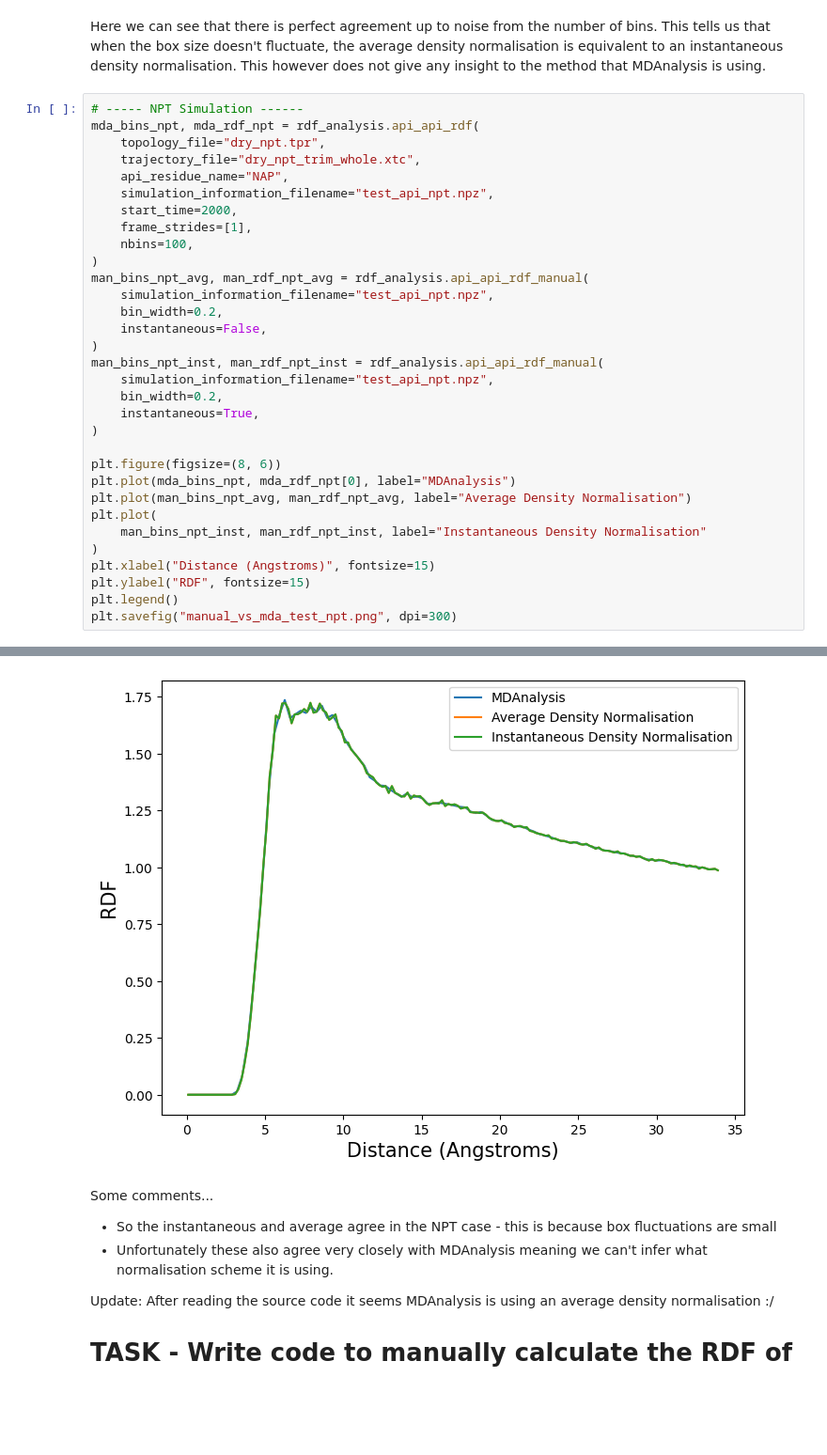
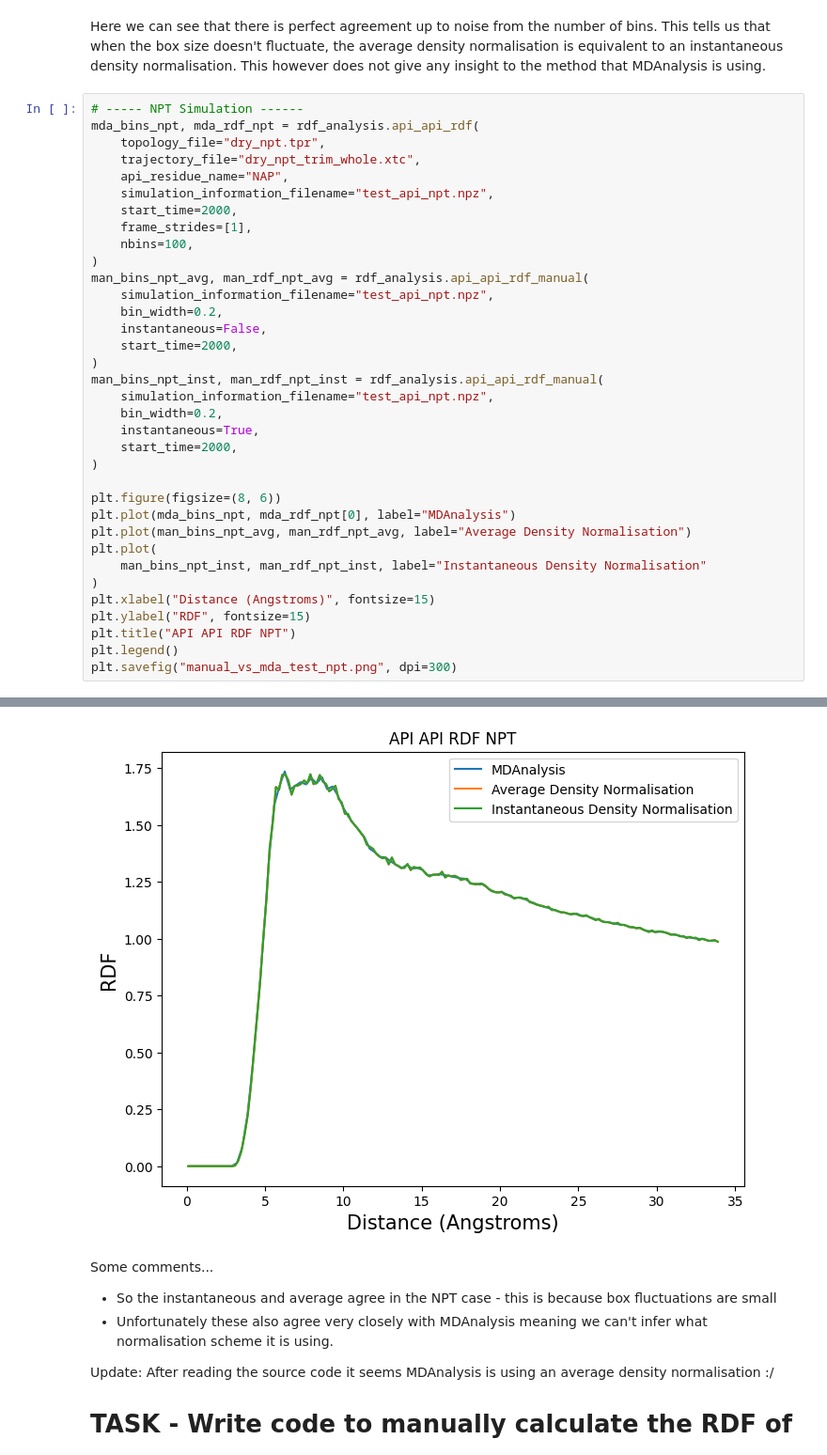
Before and after one commit to Luca-Gasparro/breaking_bad, a Jupyter notebook: rdf/rdf_results.ipynb, the cells around one changed output, grey strips where cells are left out. Shown at 94% size. Drawn from its saved outputs; the diff is of its cells as text; blank space fills up the shorter version.

```diff
--- a/rdf/rdf_results.ipynb
+++ b/rdf/rdf_results.ipynb
@@ -61,34 +68,37 @@ mda_bins_npt, mda_rdf_npt = rdf_analysis.api_api_rdf(
     trajectory_file="dry_npt_trim_whole.xtc",
     api_residue_name="NAP",
     simulation_information_filename="test_api_npt.npz",
     start_time=2000,
     frame_strides=[1],
     nbins=100,
 )
 man_bins_npt_avg, man_rdf_npt_avg = rdf_analysis.api_api_rdf_manual(
     simulation_information_filename="test_api_npt.npz",
     bin_width=0.2,
     instantaneous=False,
+    start_time=2000,
 )
 man_bins_npt_inst, man_rdf_npt_inst = rdf_analysis.api_api_rdf_manual(
     simulation_information_filename="test_api_npt.npz",
     bin_width=0.2,
     instantaneous=True,
+    start_time=2000,
 )
 
 plt.figure(figsize=(8, 6))
 plt.plot(mda_bins_npt, mda_rdf_npt[0], label="MDAnalysis")
 plt.plot(man_bins_npt_avg, man_rdf_npt_avg, label="Average Density Normalisation")
 plt.plot(
     man_bins_npt_inst, man_rdf_npt_inst, label="Instantaneous Density Normalisation"
 )
 plt.xlabel("Distance (Angstroms)", fontsize=15)
 plt.ylabel("RDF", fontsize=15)
+plt.title("API API RDF NPT")
 plt.legend()
 plt.savefig("manual_vs_mda_test_npt.png", dpi=300)
 # %% [output]
 API COM file test_api_npt.npz already exists, skipping extraction.
-[figure, old version]
+[figure, new version]
 # %% [markdown]
 Some comments...
 * So the instantaneous and average agree in the NPT case - this is because box fluctuations are small
```
Also changed, not shown: parts of 6 cells of this notebook, 5 other files.
